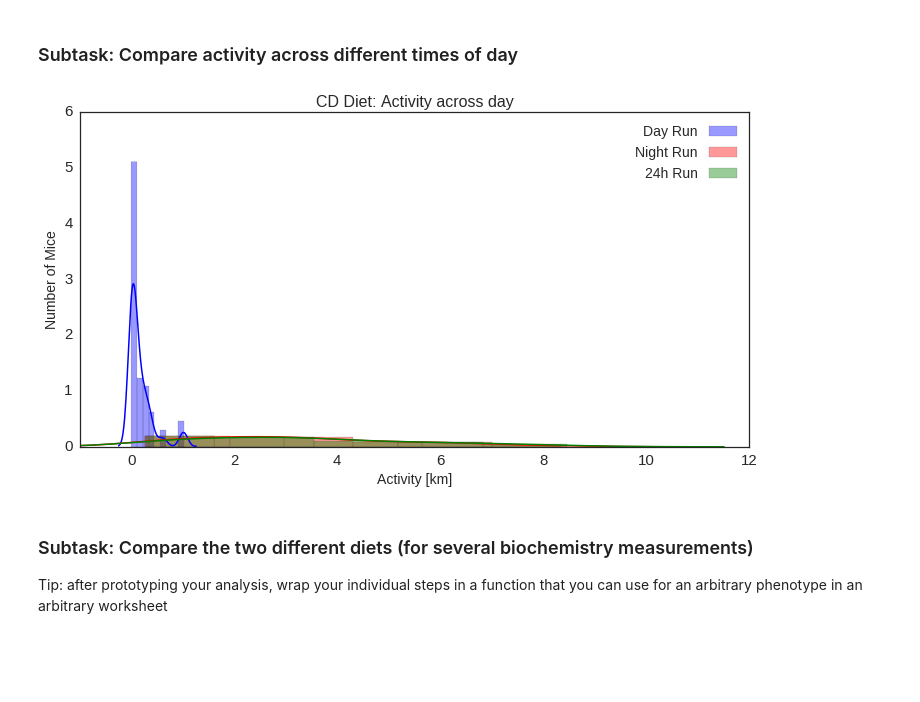
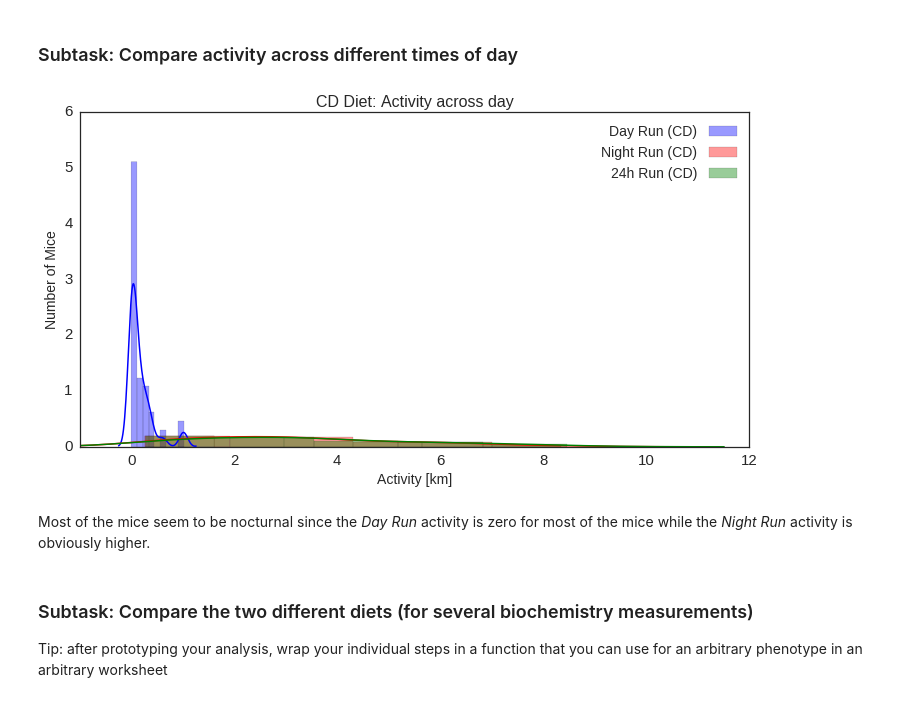
Before and after one commit to Alexstoppel/Integrated_Bioinformatics, a Jupyter notebook: notebooks/Day2_Exploratory_Analysis.ipynb, the cells around one changed output. Saved outputs shown, nothing was run; the diff lists cells and outputs as text; code cells hidden in the pictures; blank space fills up the shorter version.

```diff
--- a/notebooks/Day2_Exploratory_Analysis.ipynb
+++ b/notebooks/Day2_Exploratory_Analysis.ipynb
@@ -373,18 +373,23 @@ plt.show()
 # %%
 plt.figure(figsize=(12,6), dpi=100)
 #sns.distplot(phenotype["Activity Wheel"]["@format=column"])
-sns.distplot(phenotype["Activity Wheel"]["CD_DayRun_ActivityWheel_[km]"],color="blue", label="Day Run")
-sns.distplot(phenotype["Activity Wheel"]["CD_NightRun_ActivityWheel_[km]"], color="red", label="Night Run")
-sns.distplot(phenotype["Activity Wheel"]["CD_24hRun_ActivityWheel_[km]"], color="green", label="24h Run")
+sns.distplot(phenotype["Activity Wheel"]["CD_DayRun_ActivityWheel_[km]"],color="blue", label="Day Run (CD)")
+sns.distplot(phenotype["Activity Wheel"]["CD_NightRun_ActivityWheel_[km]"], color="red", label="Night Run (CD)")
+sns.distplot(phenotype["Activity Wheel"]["CD_24hRun_ActivityWheel_[km]"], color="green", label="24h Run (CD)")
+#sns.distplot(phenotype["Activity Wheel"]["HFD_DayRun_ActivityWheel_[km]"],color="blue", label="Day Run (HFD)")
+#sns.distplot(phenotype["Activity Wheel"]["HFD_NightRun_ActivityWheel_[km]"], color="red", label="Night Run (HFD)")
+#sns.distplot(phenotype["Activity Wheel"]["HFD_24hRun_ActivityWheel_[km]"], color="green", label="24h Run (HFD)")
 plt.xlim(-1,12)
 plt.legend(loc="upper right", frameon=True,
            fontsize=14,markerfirst=False).get_frame().set_color('white')
 plt.title("CD Diet: Activity across day",fontsize=16)
 plt.ylabel("Number of Mice",fontsize=14)
 plt.xlabel("Activity [km]",fontsize=14)
 plt.show()
 # %% [output]
-[figure, old version]
+[figure, new version]
+# %% [markdown]
+Most of the mice seem to be nocturnal since the *Day Run* activity is zero for most of the mice while the *Night Run* activity is obviously higher.
 # %% [markdown]
 ### Subtask: Compare the two different diets (for several biochemistry measurements)
 Tip: after prototyping your analysis, wrap your individual steps in a function that you can use for an arbitrary phenotype in an arbitrary worksheet
```
Also changed, not shown: parts of 4 cells of this notebook.
